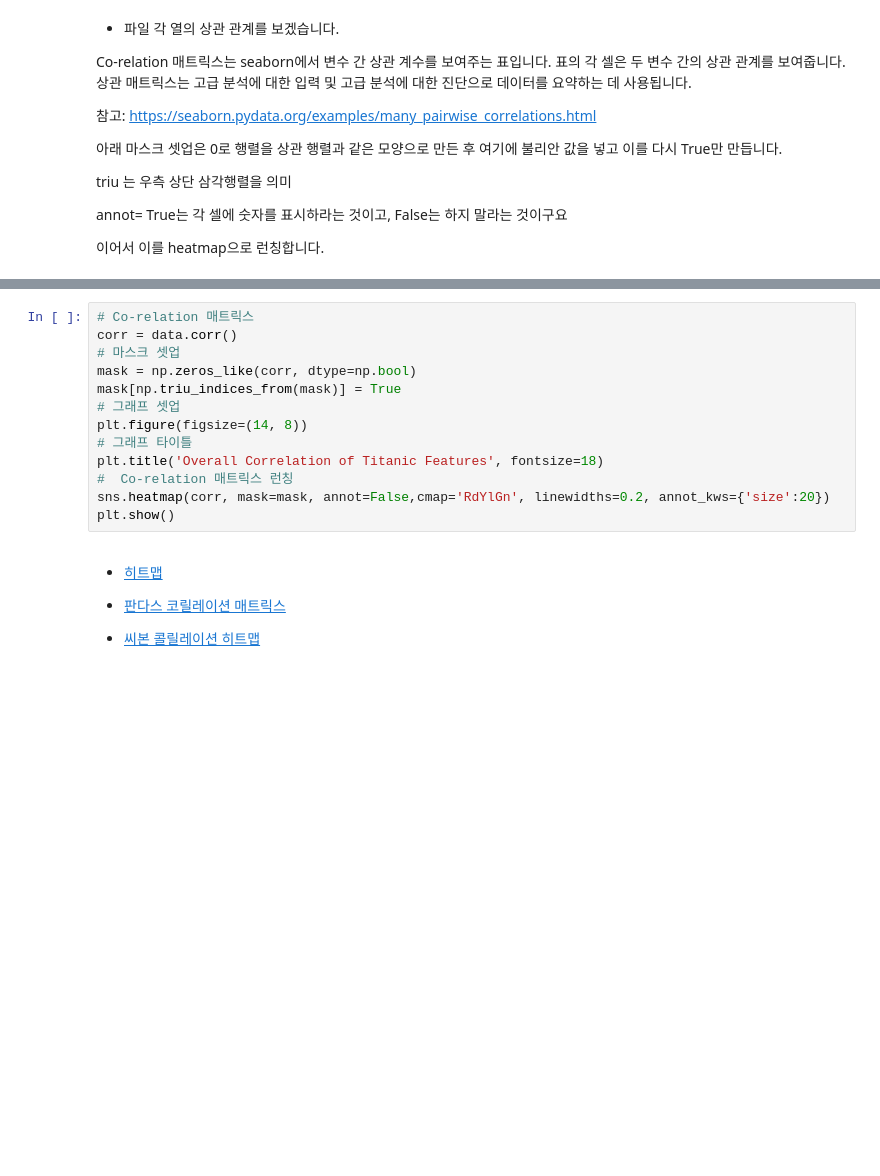
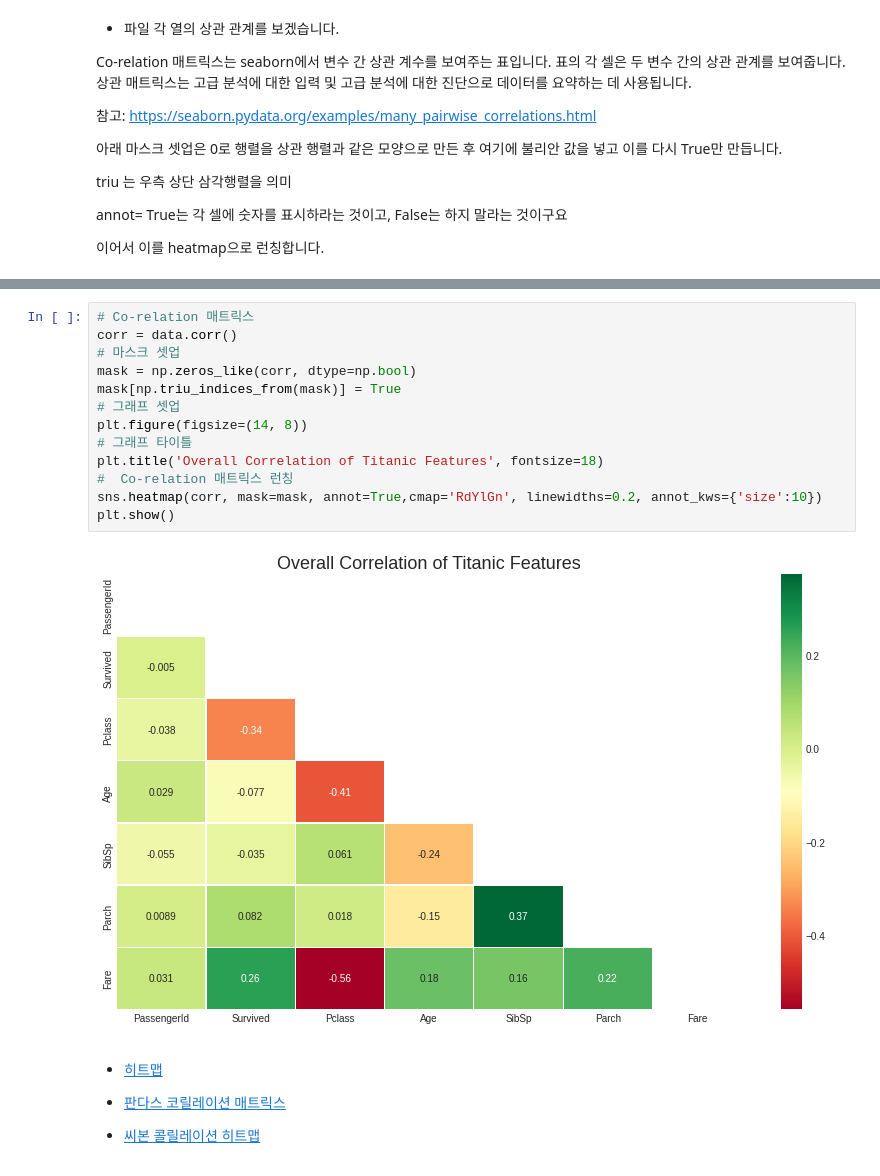
Before and after one commit to Yong-jay/kaggle, a Jupyter notebook: titanic_tutorial_for_beginners_2020_(1).ipynb, the cells around one changed output, grey strips where cells are left out. Drawn from its saved outputs; the diff is of its cells as text; blank space fills up the shorter version.

```diff
--- a/titanic_tutorial_for_beginners_2020_(1).ipynb
+++ b/titanic_tutorial_for_beginners_2020_(1).ipynb
@@ -299,16 +444,18 @@ annot= True는 각 셀에 숫자를 표시하라는 것이고, False는 하지
 # %%
 # Co-relation 매트릭스
 corr = data.corr()
 # 마스크 셋업
 mask = np.zeros_like(corr, dtype=np.bool)
 mask[np.triu_indices_from(mask)] = True
 # 그래프 셋업
 plt.figure(figsize=(14, 8))
 # 그래프 타이틀
 plt.title('Overall Correlation of Titanic Features', fontsize=18)
 #  Co-relation 매트릭스 런칭
-sns.heatmap(corr, mask=mask, annot=False,cmap='RdYlGn', linewidths=0.2, annot_kws={'size':20})
+sns.heatmap(corr, mask=mask, annot=True,cmap='RdYlGn', linewidths=0.2, annot_kws={'size':10})
 plt.show()
+# %% [output]
+[figure, added]
 # %% [markdown]
 * [히트맵](https://seaborn.pydata.org/generated/seaborn.heatmap.html)
 
```
Also changed, not shown: parts of 21 cells of this notebook.
